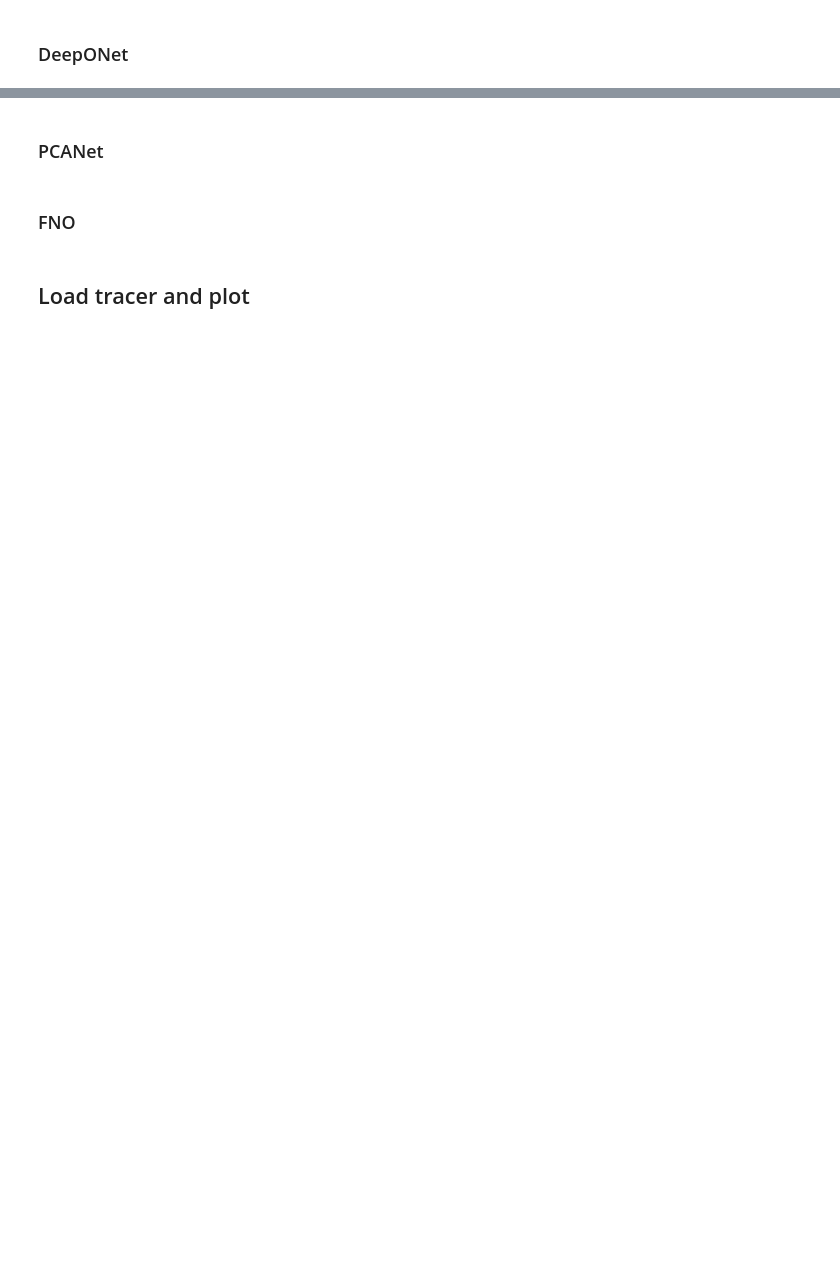
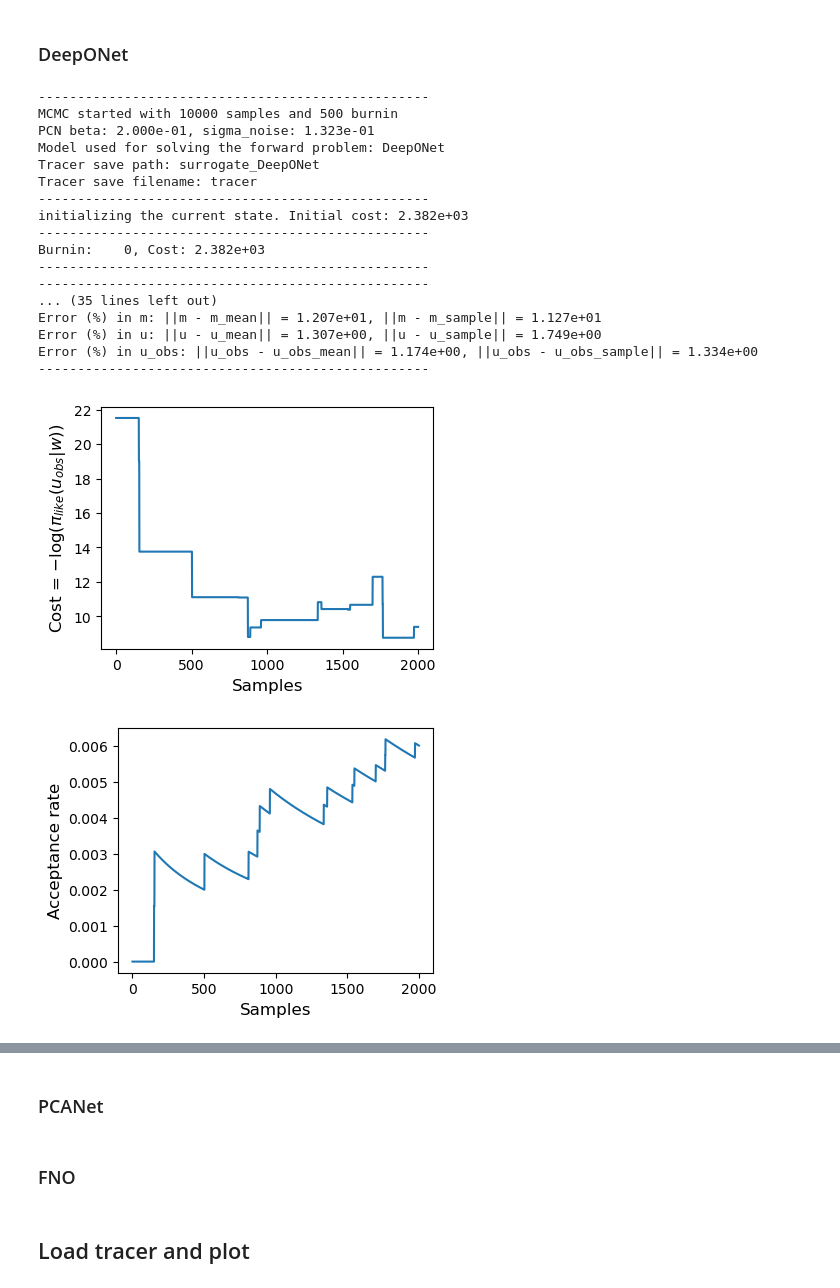
Before and after one commit to CEADpx/neural_operators, a Jupyter notebook: survey_work/applications/bayesian_inverse_problem_poisson/BayesianInversion.ipynb, the cells around one changed output, grey strips where cells are left out. Cells and saved outputs as stored; diff of their text form; code cells hidden in the pictures; blank space fills up the shorter version.

Commit message:
Fenicsx port: updated bayesian application notebooks for poisson problem

```diff
--- a/survey_work/applications/bayesian_inverse_problem_poisson/BayesianInversion.ipynb
+++ b/survey_work/applications/bayesian_inverse_problem_poisson/BayesianInversion.ipynb
@@ -134,7 +192,8 @@ if load_surrogate:
 # Get ground truth
 # %%
 # Load ground truth generated by Generate_GroundTruth.ipynb (regenerate on FEniCSx mesh)
-ground_truth_data = np.load(results_dir / "ground_truth/data.npz")
+import os
+ground_truth_data = np.load(os.path.join(results_dir, "ground_truth/data.npz"))
 num_grid_x, num_grid_y = ground_truth_data["num_grid_x"], ground_truth_data["num_grid_y"]
 w_true = ground_truth_data["w_true"]
 m_true = ground_truth_data["m_true"]
@@ -161,7 +220,7 @@ sup_title = r"Ground truth $(w, m, u(m))$ and observed $u$ on {}x{} grid".format
 )
 fs = 25
 y_sup_title = 1.075
-savefilename = results_dir / "true_and_obs_w_m_u.png"
+savefilename = os.path.join(results_dir, "true_and_obs_w_m_u.png")
 
 for i in range(rows):
     for j in range(cols):
@@ -300,24 +384,44 @@ load_tracer.acceptances, load_tracer.current_acceptance_rate
 # %%
 mcmc.surrogate_to_use = "DeepONet"
 
 if mcmc.surrogate_to_use is not None:
-    savepath = savepath_base / f"surrogate_{mcmc.surrogate_to_use}"
+    savepath = os.path.join(savepath_base, f"surrogate_{mcmc.surrogate_to_use}")
 else:
     savepath = savepath_base
 
-savepath.mkdir(parents=True, exist_ok=True)
+os.makedirs(savepath, exist_ok=True)
 
-run_mcmc = False
+run_mcmc = True
 if run_mcmc:
     mcmc.run(
         n_samples=n_samples,
         n_burnin=n_burnin,
         pcn_beta=pcn_beta,
         sigma_noise=sigma_noise,
         print_every=print_every,
         print_lvl=2,
         display_plot_every=display_plot_every,
         savefilename=savefilename,
-        savepath=str(savepath) + "/",
+        savepath=savepath + os.sep,
         init_tracer=True,
     )
+# %% [output]
+--------------------------------------------------
+MCMC started with 10000 samples and 500 burnin
+PCN beta: 2.000e-01, sigma_noise: 1.323e-01
+Model used for solving the forward problem: DeepONet
+Tracer save path: surrogate_DeepONet
+Tracer save filename: tracer
+--------------------------------------------------
+initializing the current state. Initial cost: 2.382e+03
+--------------------------------------------------
+Burnin:    0, Cost: 2.382e+03
+--------------------------------------------------
+--------------------------------------------------
+... (35 lines left out)
+Error (%) in m: ||m - m_mean|| = 1.207e+01, ||m - m_sample|| = 1.127e+01
+Error (%) in u: ||u - u_mean|| = 1.307e+00, ||u - u_sample|| = 1.749e+00
+Error (%) in u_obs: ||u_obs - u_obs_mean|| = 1.174e+00, ||u_obs - u_obs_sample|| = 1.334e+00
+--------------------------------------------------
+[figure, added]
+[figure, added]
```
Also changed, not shown: parts of 18 cells of this notebook, 10 other files.
